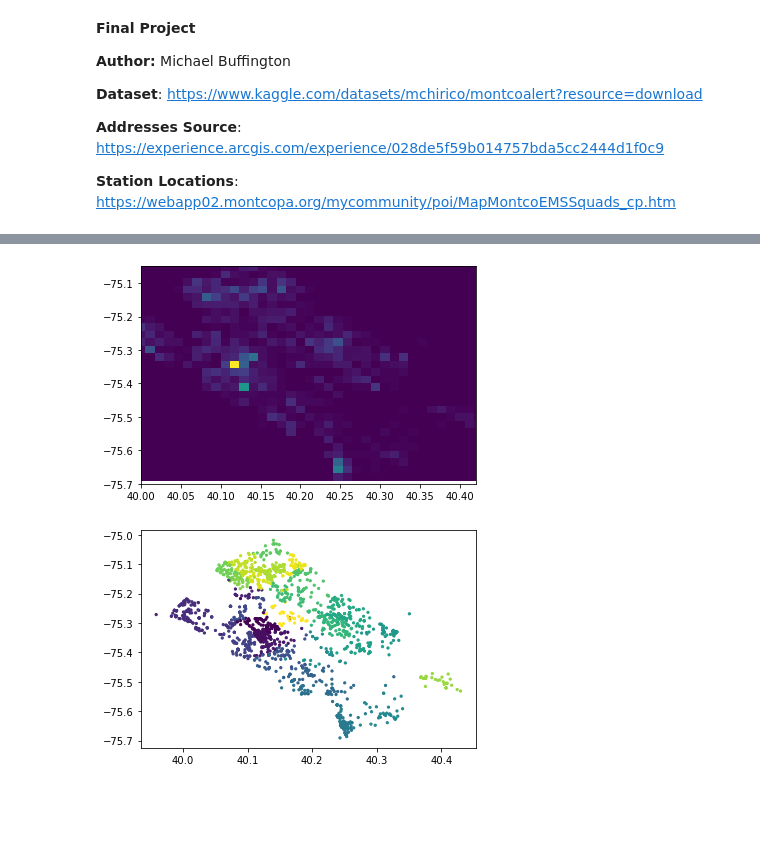
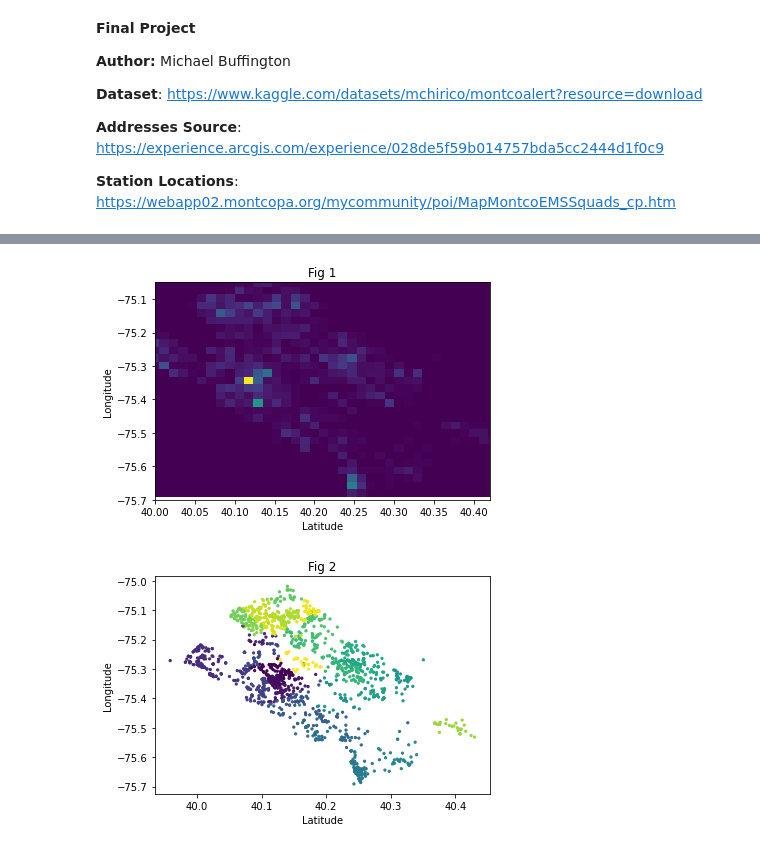
Before and after one commit to michaelbuff/csci-347-FinalProject, a Jupyter notebook: finalproject.ipynb, the cells around one changed output, grey strips where cells are left out. Drawn from its saved outputs; the diff is of its cells as text; code cells hidden in the pictures; blank space fills up the shorter version.

```diff
--- a/finalproject.ipynb
+++ b/finalproject.ipynb
@@ -127,16 +121,22 @@ D = df_subset.to_numpy()
 # %%
 fig, ax = plt.subplots()
 
 ax.hist2d(D[:,0], D[:,1], bins=[40,30])
 ax.set(xlim=(40,40.42), ylim=(-75.7,-75.05))
+plt.xlabel("Latitude")
+plt.ylabel("Longitude")
+plt.title("Fig 1")
 plt.show()
 # %% [output]
-[figure, old version]
+[figure, new version]
 # %%
 plt.scatter(D[:,0], D[:,1], c=D[:,4], s=5)
+plt.xlabel("Latitude")
+plt.ylabel("Longitude")
+plt.title("Fig 2")
 plt.show()
 # %% [output]
-[figure, old version]
+[figure, new version]
 # %%
 def pnorm(xlat, xlng, ylat, ylng, p):
     xdif = abs(xlat - ylat) ** p
```
Also changed, not shown: parts of 11 cells of this notebook.
